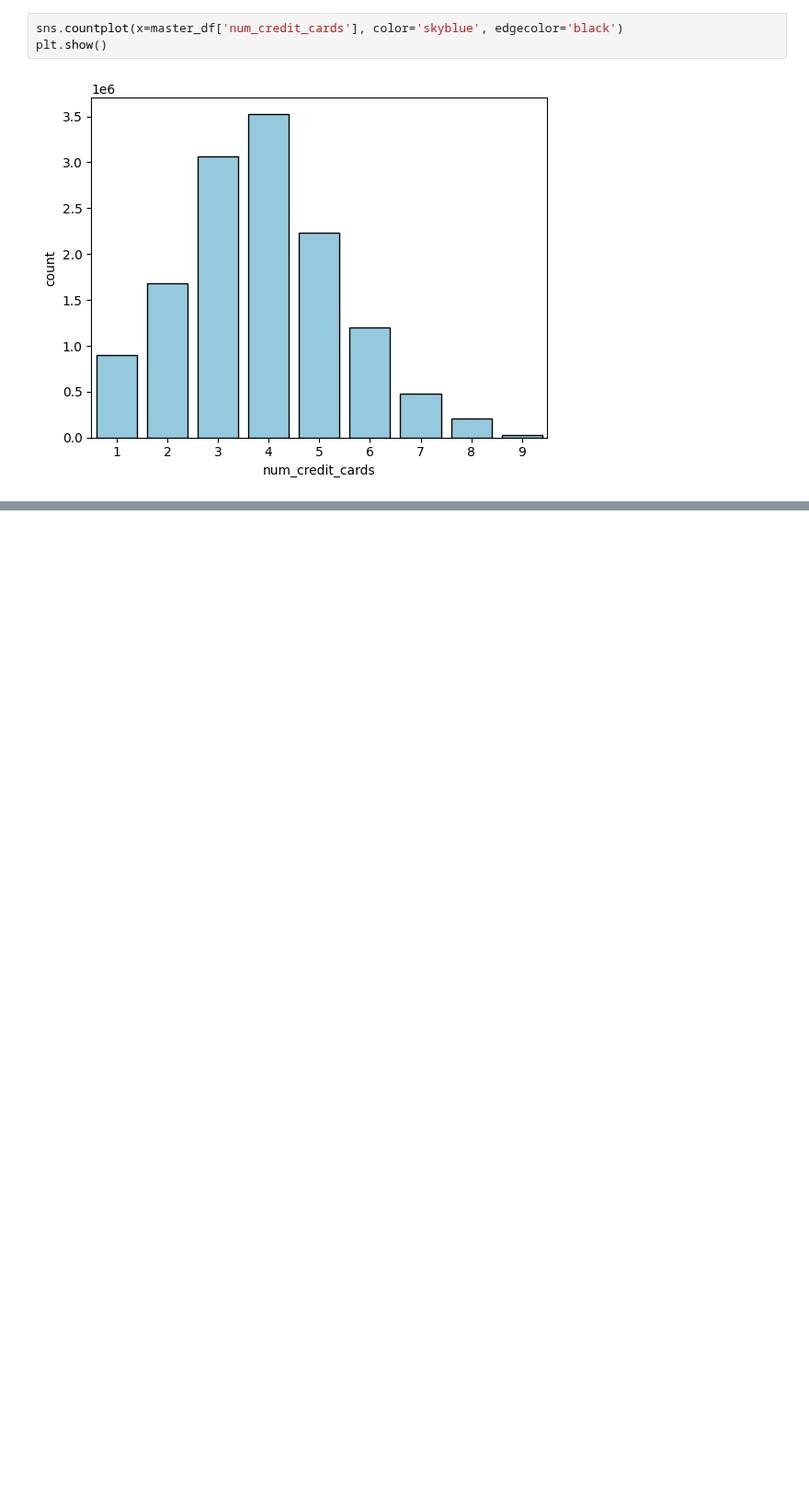
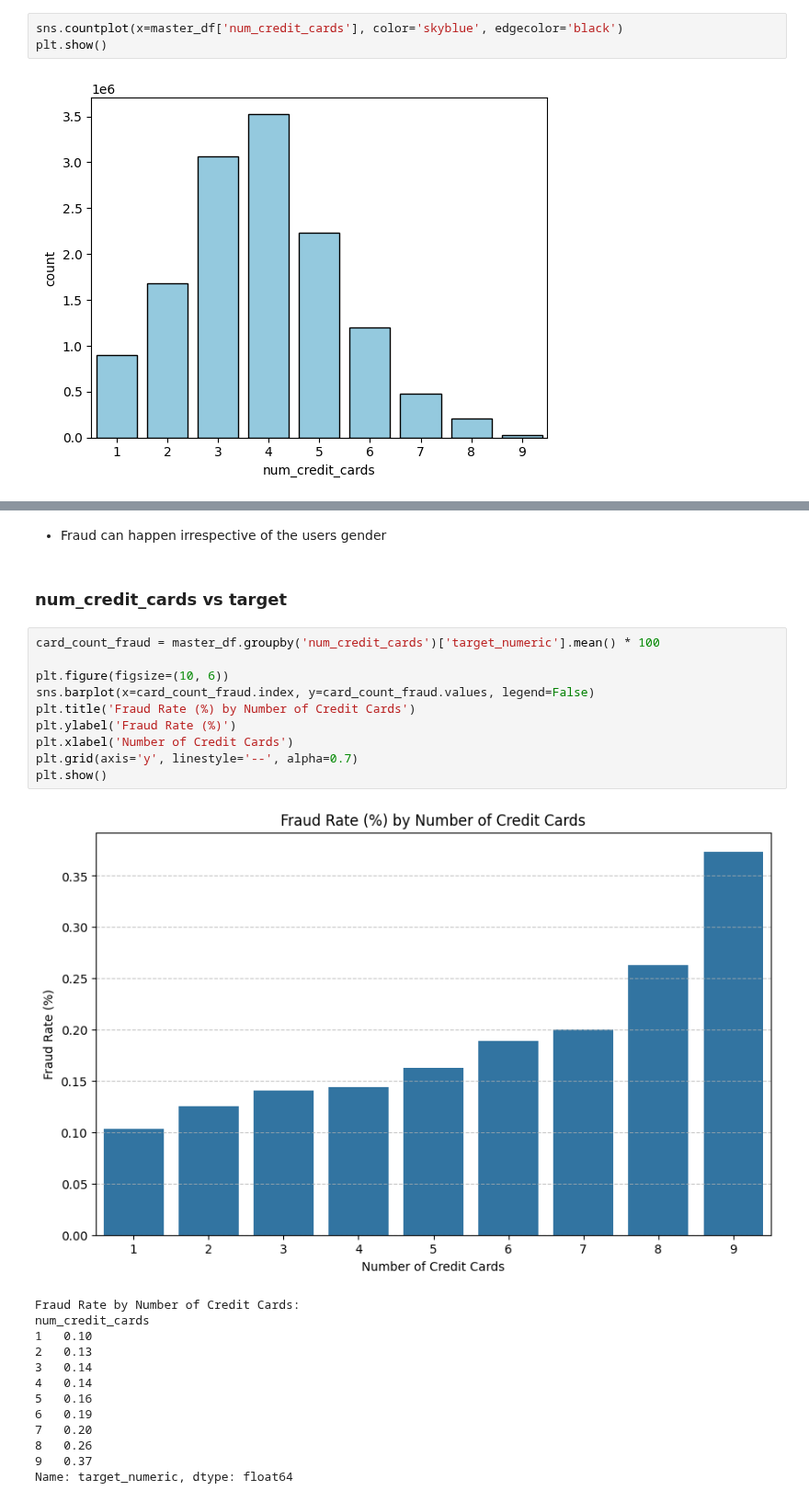
Before and after one commit to ShlokBagwe/FinGuard, a Jupyter notebook: EDA_2.ipynb, the cells around one changed output, grey strips where cells are left out. Shown at 92% size. Saved outputs shown, nothing was run; the diff lists cells and outputs as text; blank space fills up the shorter version.

```diff
--- a/EDA_2.ipynb
+++ b/EDA_2.ipynb
@@ -436,0 +490,28 @@ plt.show()
+# %% [markdown]
+- Fraud can happen irrespective of the users gender
+# %% [markdown]
+### num_credit_cards vs target
+# %%
+card_count_fraud = master_df.groupby('num_credit_cards')['target_numeric'].mean() * 100
+
+plt.figure(figsize=(10, 6))
+sns.barplot(x=card_count_fraud.index, y=card_count_fraud.values, legend=False)
+plt.title('Fraud Rate (%) by Number of Credit Cards')
+plt.ylabel('Fraud Rate (%)')
+plt.xlabel('Number of Credit Cards')
+plt.grid(axis='y', linestyle='--', alpha=0.7)
+plt.show()
+# %% [output]
+[figure, added]
+Fraud Rate by Number of Credit Cards:
+num_credit_cards
+1   0.10
+2   0.13
+3   0.14
+4   0.14
+5   0.16
+6   0.19
+7   0.20
+8   0.26
+9   0.37
+Name: target_numeric, dtype: float64
```
Also changed, not shown: parts of 20 cells of this notebook.
